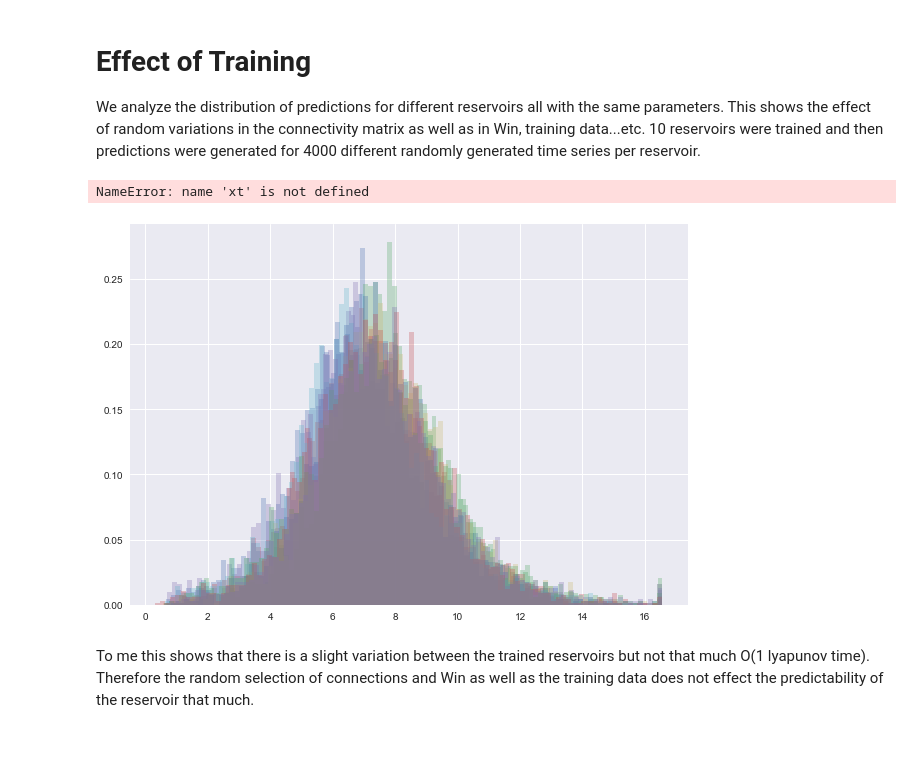
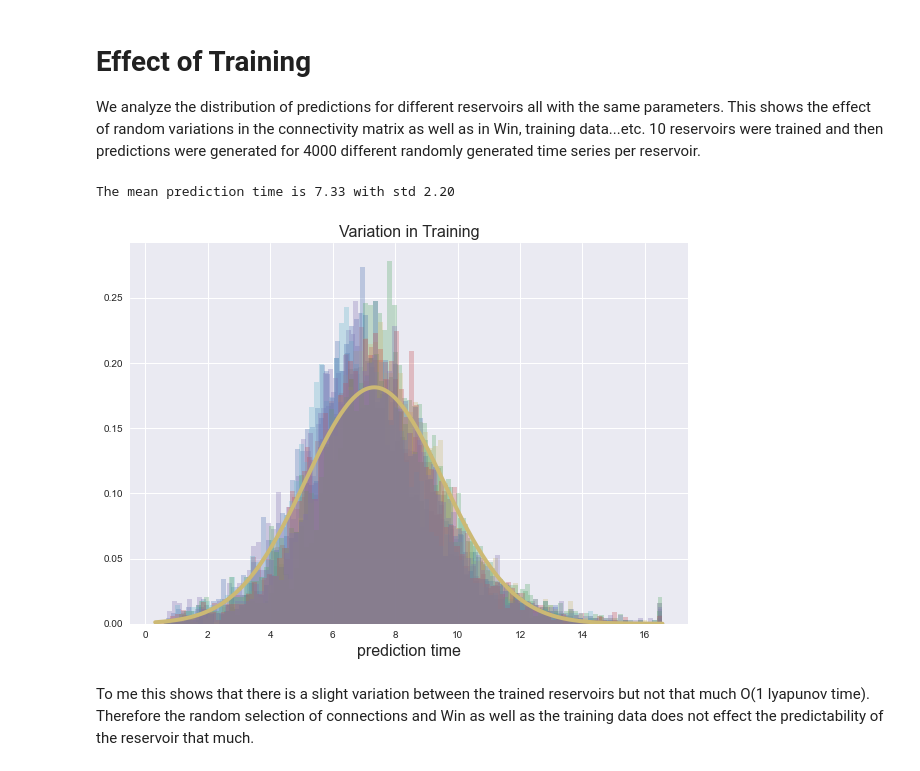
Before and after one commit to japlatt/reservoir, a Jupyter notebook: examples/Example_pred_var.ipynb, the cells around one changed output. Drawn from its saved outputs; the diff is of its cells as text; code cells hidden in the pictures; blank space fills up the shorter version.

Commit message:
prediction variation analysis

```diff
--- a/examples/Example_pred_var.ipynb
+++ b/examples/Example_pred_var.ipynb
@@ -19,26 +19,26 @@ We analyze the distribution of predictions for different reservoirs all with the
 # %%
 fig = plt.figure(figsize = (10, 7))
 for i in range(len(var)):
     plt.hist(var[i], density = True, bins = 100, alpha = 0.3);
 
 # find minimum and maximum of xticks, so we know
 # where we should compute theoretical distribution
-# var_train = np.mean(var, axis = 0)
+var_train = np.mean(var, axis = 0)
 # xt = plt.xticks()[0]
-xmin, xmax = np.min(var), np.max(xt)
+xmin, xmax = np.min(var), np.max(var)
 lnspc = np.linspace(xmin, xmax, len(var_train))
 
 # get mean and standard deviation
 m = np.mean(np.mean(var, axis = 1))
 s = np.mean(np.std(var, axis = 1))
 pdf_g = stats.norm.pdf(lnspc, m, s) # now get theoretical values in our interval
 plt.plot(lnspc, pdf_g, label="Norm", lw = 4) # plot it
 plt.xlabel('prediction time', fontsize = 16)
 plt.title('Variation in Training', fontsize = 16);
 print('The mean prediction time is {:1.2f} with std {:1.2f}'.format(m, s))
 # %% [output]
-NameError: name 'xt' is not defined
+The mean prediction time is 7.33 with std 2.20
-[figure, old version]
+[figure, new version]
 # %% [markdown]
 To me this shows that there is a slight variation between the trained reservoirs but not that much O(1 lyapunov time).  Therefore the random selection of connections and Win as well as the training data does not effect the predictability of the reservoir that much.
 # %% [markdown]
```
Also changed, not shown: parts of 1 cell of this notebook.
